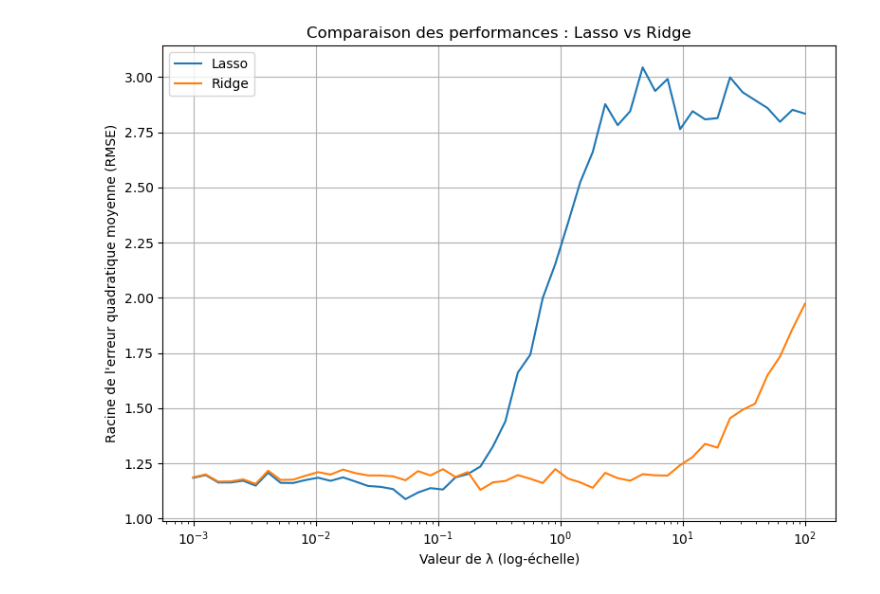
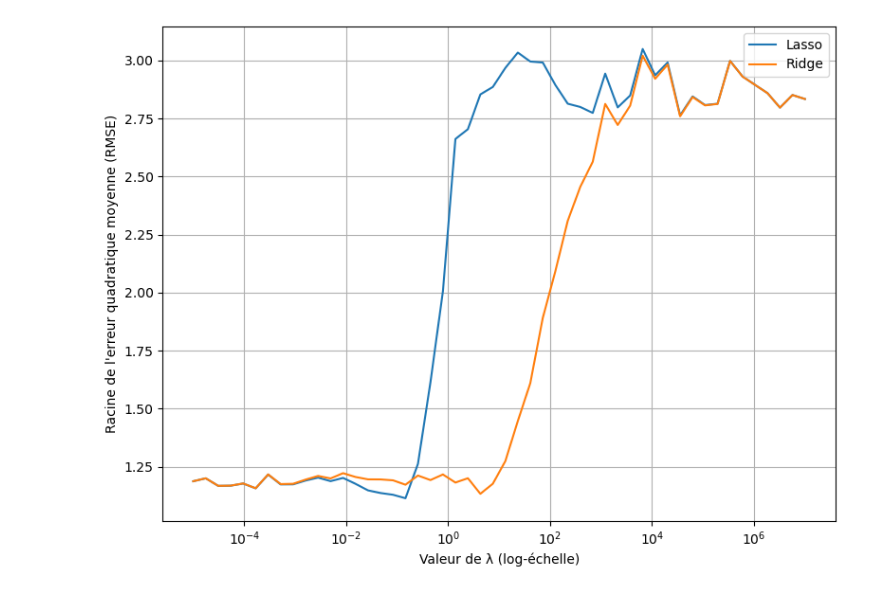
Before and after one commit to Saadem/Mini-Projet, a Jupyter notebook: figure_ridge_lasso.ipynb, the cells around one changed output. Saved outputs shown, nothing was run; the diff lists cells and outputs as text; code cells hidden in the pictures.

```diff
--- a/figure_ridge_lasso.ipynb
+++ b/figure_ridge_lasso.ipynb
@@ -48,7 +48,7 @@ def generate_data(n=100, p=20, k=8, sigma=1.0):
     return X, y, beta
 
 # Plage de valeurs de lambda
-lambdas = np.logspace(-3, 2, 50)
+lambdas = np.logspace(-5, 7, 50)
 rmse_lasso, rmse_ridge = [], []
 
 # Moyenne sur 50 répétitions pour chaque lambda
@@ -56,32 +56,31 @@ for lam in lambdas:
     lasso_scores, ridge_scores = [], []
     for _ in range(50):
         X, y, _ = generate_data()
         X_train, X_test, y_train, y_test = train_test_split(X, y, test_size=0.3)
 
         lasso = Lasso(alpha=lam, max_iter=10000).fit(X_train, y_train)
         ridge = Ridge(alpha=lam).fit(X_train, y_train)
 
         lasso_rmse = np.sqrt(mean_squared_error(y_test, lasso.predict(X_test)))
         ridge_rmse = np.sqrt(mean_squared_error(y_test, ridge.predict(X_test)))
 
         lasso_scores.append(lasso_rmse)
         ridge_scores.append(ridge_rmse)
 
     rmse_lasso.append(np.mean(lasso_scores))
     rmse_ridge.append(np.mean(ridge_scores))
 
 # Tracé
 plt.figure(figsize=(8, 6))
 plt.plot(lambdas, rmse_lasso, label="Lasso")
 plt.plot(lambdas, rmse_ridge, label="Ridge")
 plt.xscale("log")
 plt.xlabel("Valeur de λ (log-échelle)")
 plt.ylabel("Racine de l'erreur quadratique moyenne (RMSE)")
-plt.title("Comparaison des performances : Lasso vs Ridge")
 plt.legend()
 plt.grid(True)
 plt.tight_layout()
 plt.savefig("figure_ridge_lasso.png")
 plt.show()
 # %% [output]
-[figure, old version]
+[figure, new version]
```
Also changed, not shown: parts of 1 cell of this notebook.
